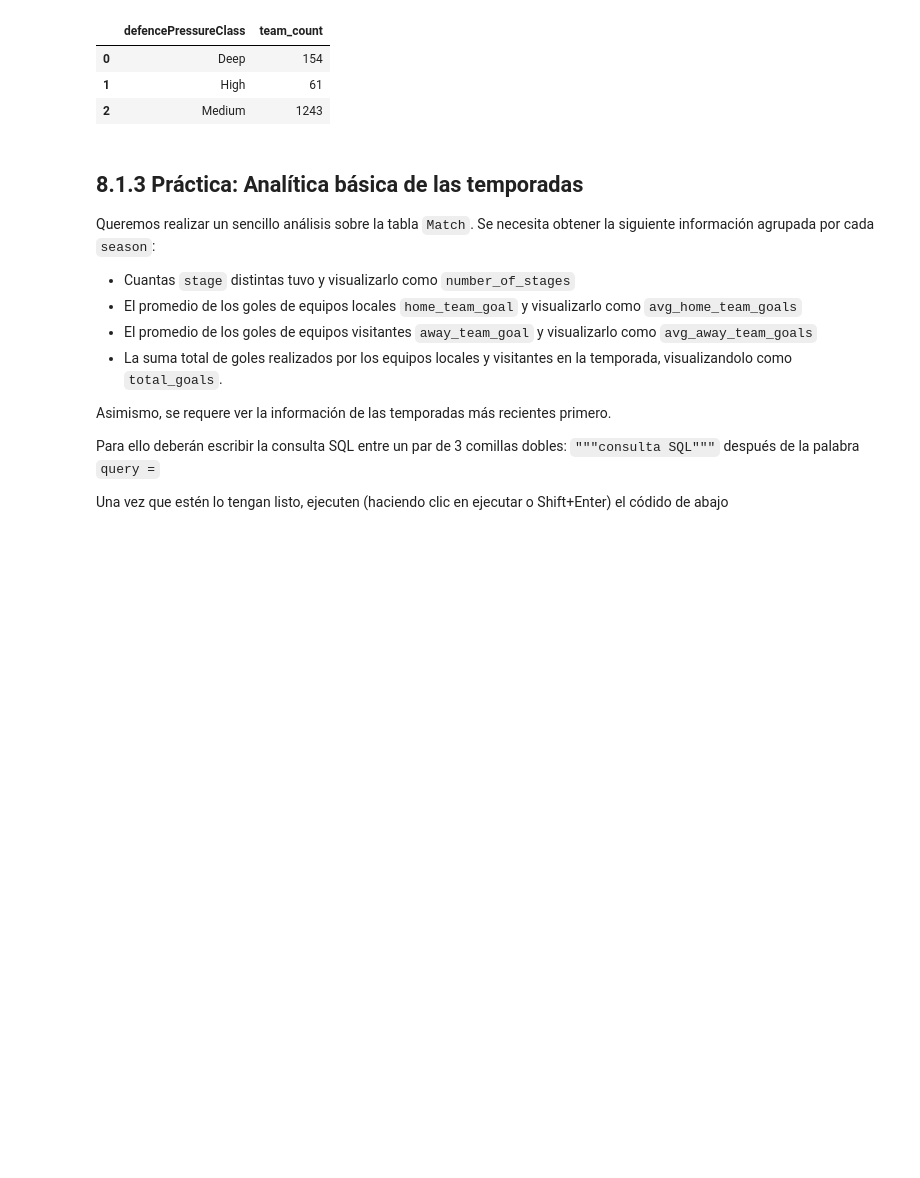
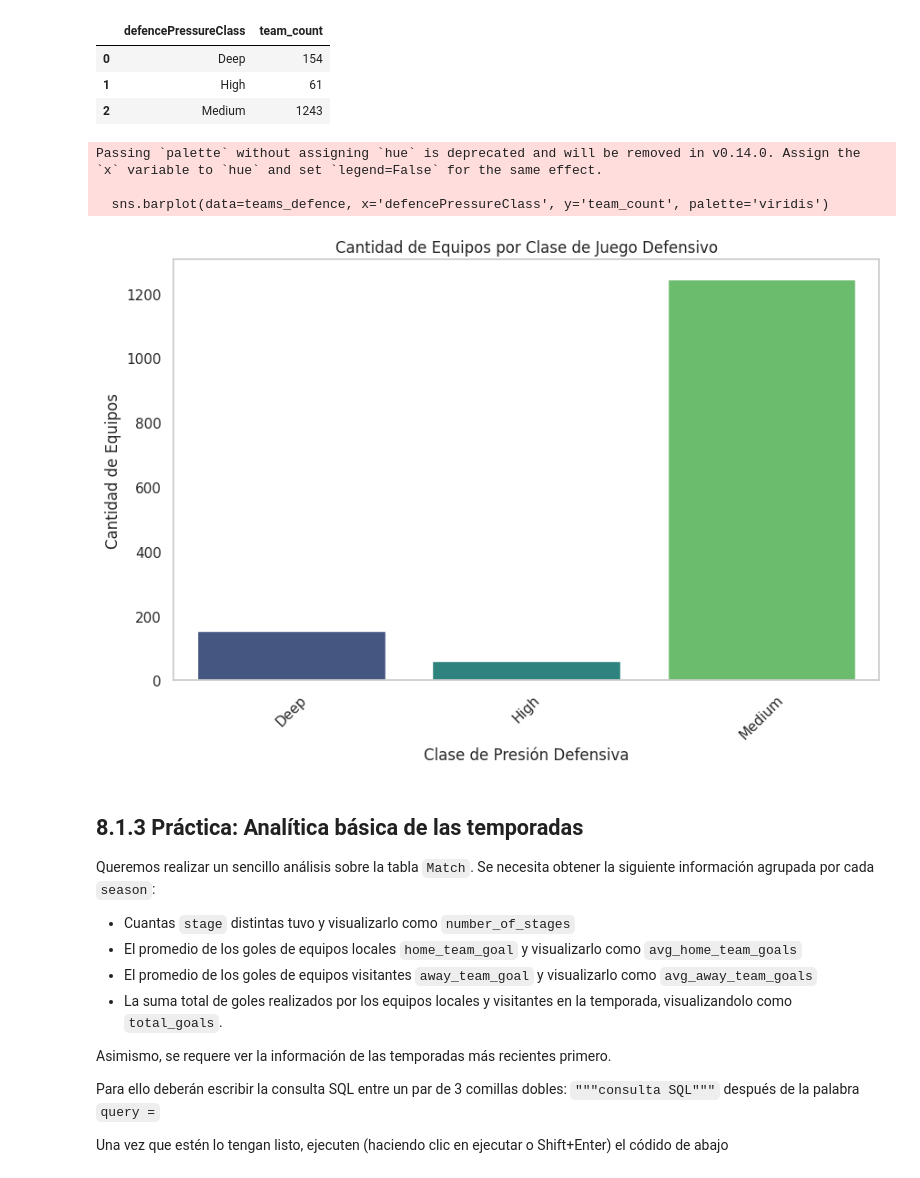
Before and after one commit to guillotatis/talentotech, a Jupyter notebook: Data_Analysis_SQL.ipynb, the cells around one changed output. Drawn from its saved outputs; the diff is of its cells as text; code cells hidden in the pictures; blank space fills up the shorter version.

```diff
--- a/Data_Analysis_SQL.ipynb
+++ b/Data_Analysis_SQL.ipynb
@@ -1251,6 +1251,25 @@ teams_defence
 | 0 | Deep | 154 |
 | 1 | High | 61 |
 | 2 | Medium | 1243 |
+# %%
+# Configuración de estilo de Seaborn
+sns.set(style="whitegrid")
+
+# Crear el diagrama de barras
+plt.figure(figsize=(10, 6))
+sns.barplot(data=teams_defence, x='defencePressureClass', y='team_count', palette='viridis')
+
+# Añadir título y etiquetas
+plt.title('Cantidad de Equipos por Clase de Juego Defensivo')
+plt.xlabel('Clase de Presión Defensiva')
+plt.ylabel('Cantidad de Equipos')
+plt.xticks(rotation=45)  # Rotar etiquetas en el eje X para mejor legibilidad
+plt.grid(axis='y')  # Añadir cuadrícula en el eje Y
+# %% [output]
+Passing `palette` without assigning `hue` is deprecated and will be removed in v0.14.0. Assign the `x` variable to `hue` and set `legend=False` for the same effect.
+
+  sns.barplot(data=teams_defence, x='defencePressureClass', y='team_count', palette='viridis')
+[figure, added]
 # %% [markdown]
 ## 8.1.3 Práctica: Analítica básica de las temporadas
 
```
